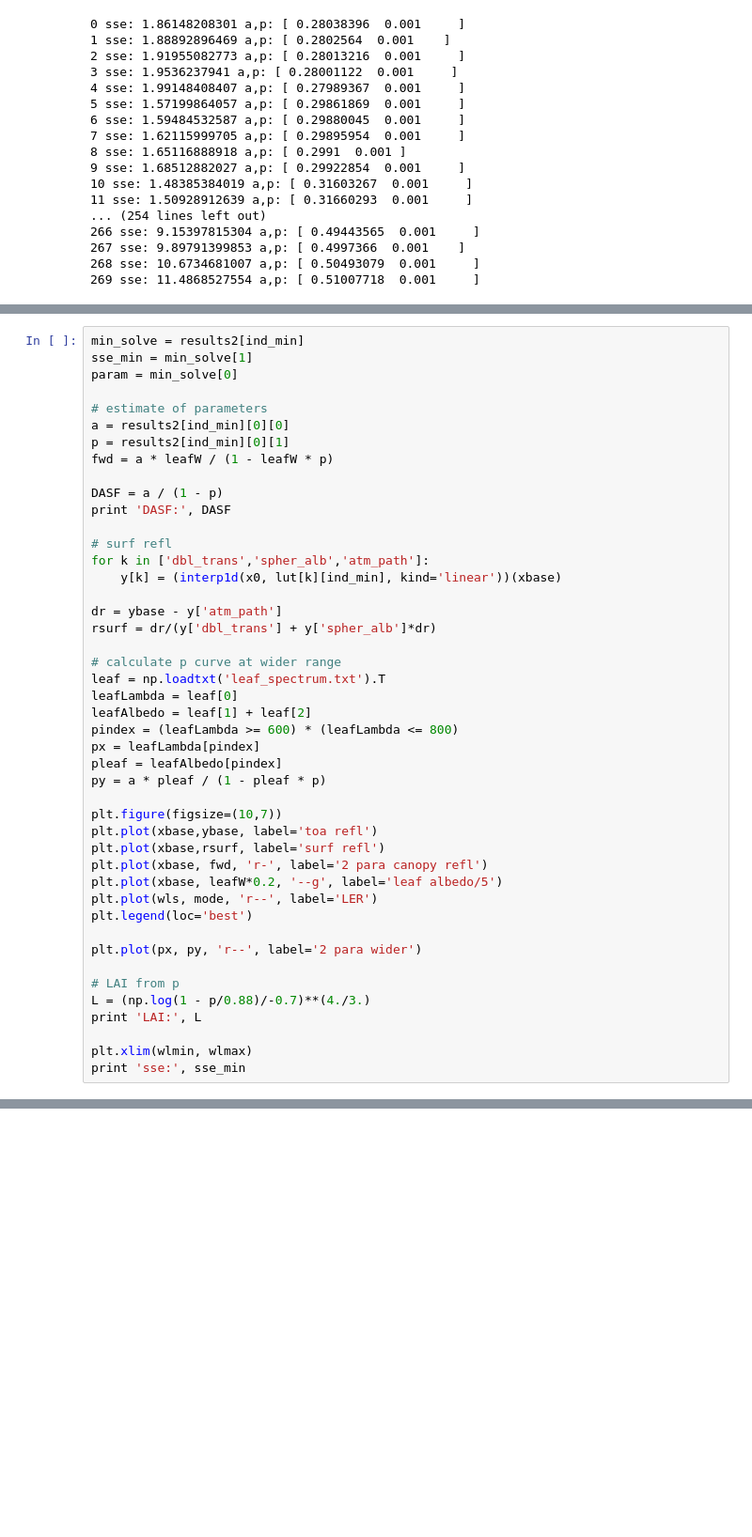
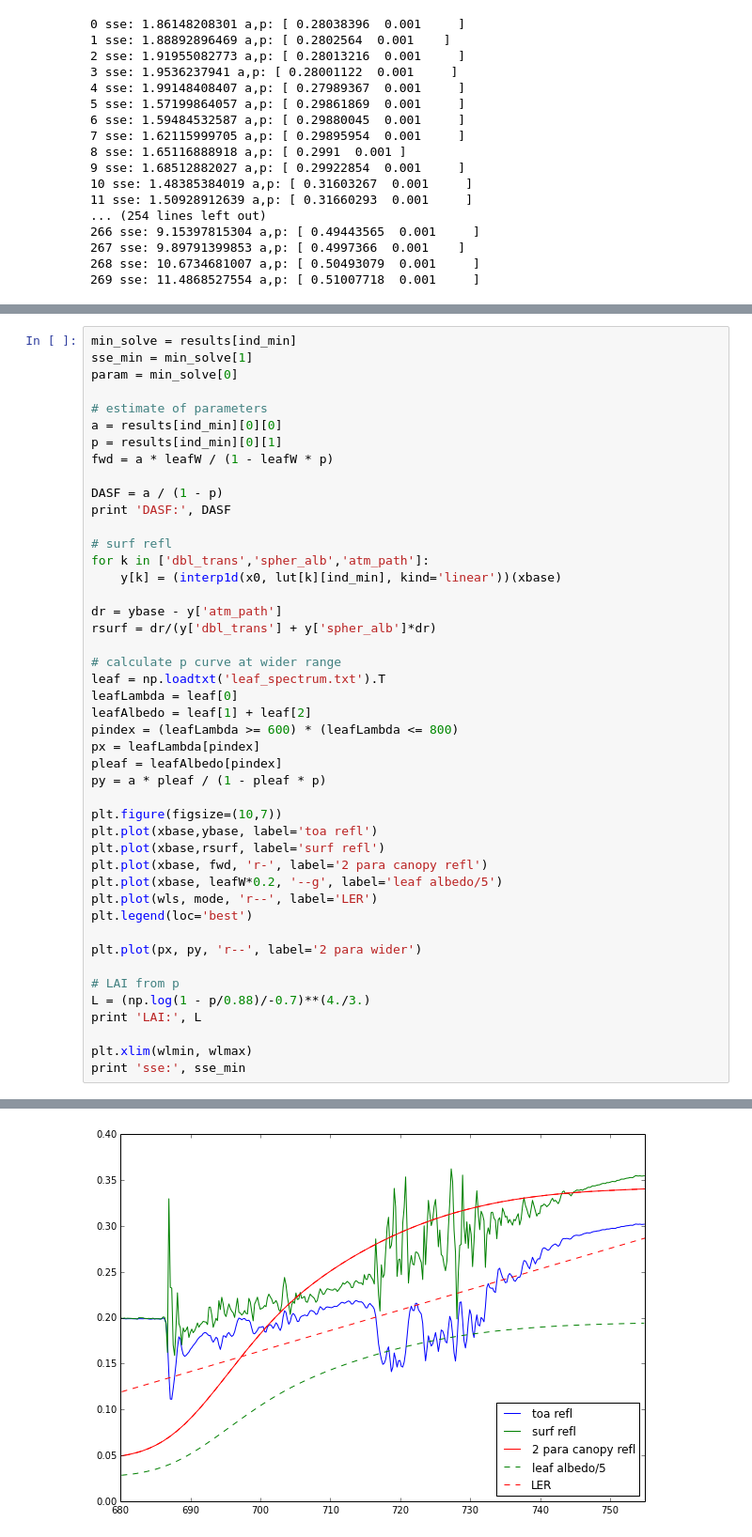
Before and after one commit to malapradej/Fluorescence_PhD, a Jupyter notebook: DASF/LUTtest.ipynb, the cells around one changed output, grey strips where cells are left out. Shown: that part at 94% size. Cells and saved outputs as stored; diff of their text form; blank space fills up the shorter version.

```diff
--- a/DASF/LUTtest.ipynb
+++ b/DASF/LUTtest.ipynb
@@ -364,11 +372,11 @@ a,p:
 # %%
-min_solve = results2[ind_min]
+min_solve = results[ind_min]
 sse_min = min_solve[1]
 param = min_solve[0]
 
 # estimate of parameters
-a = results2[ind_min][0][0]
-p = results2[ind_min][0][1]
+a = results[ind_min][0][0]
+p = results[ind_min][0][1]
 fwd = a * leafW / (1 - leafW * p)
 
 DASF = a / (1 - p)
@@ -406,3 +414,4 @@ print 'LAI:', L
 
 plt.xlim(wlmin, wlmax)
 print 'sse:', sse_min
+# %% [output]
@@ -409,3 +421,4 @@ print 'sse:', sse_min
+[figure, added]
 # %%
 LAI = np.arange(0,6,0.01)
 p = 0.88*(1 - np.exp(-0.7 * LAI**0.75))
```
Also changed, not shown: parts of 3 cells of this notebook.
